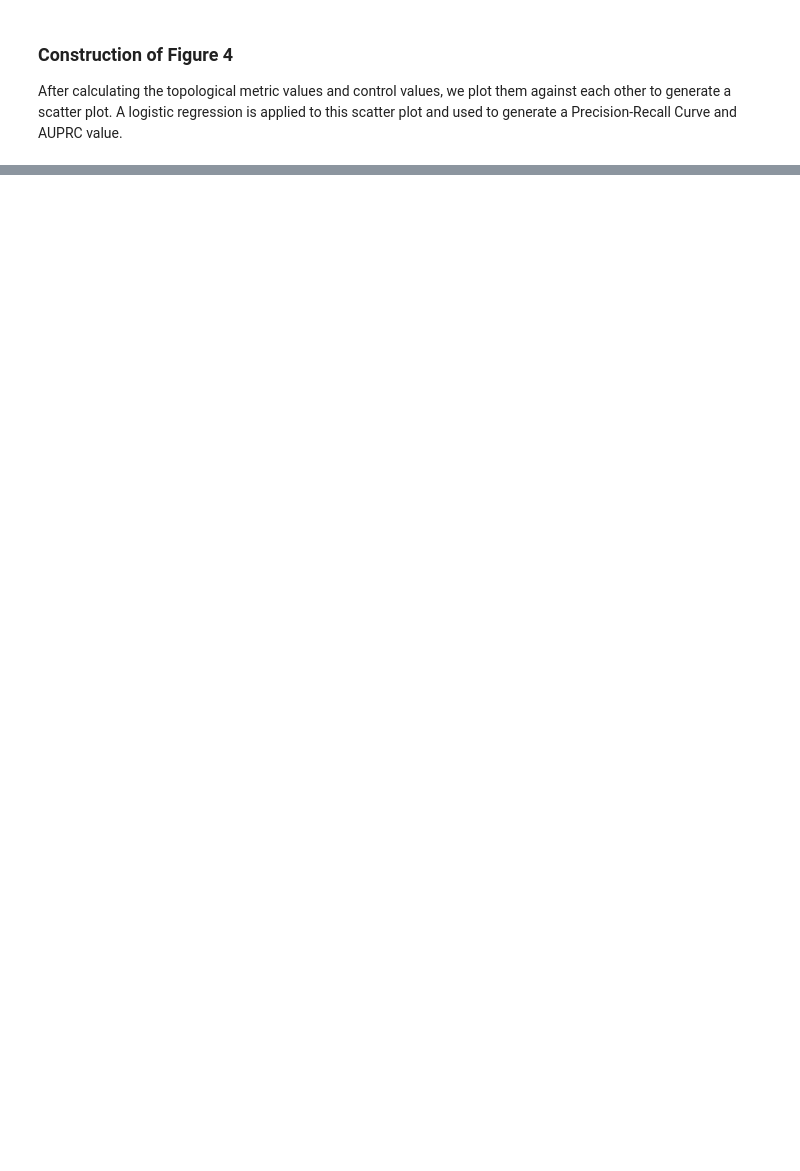
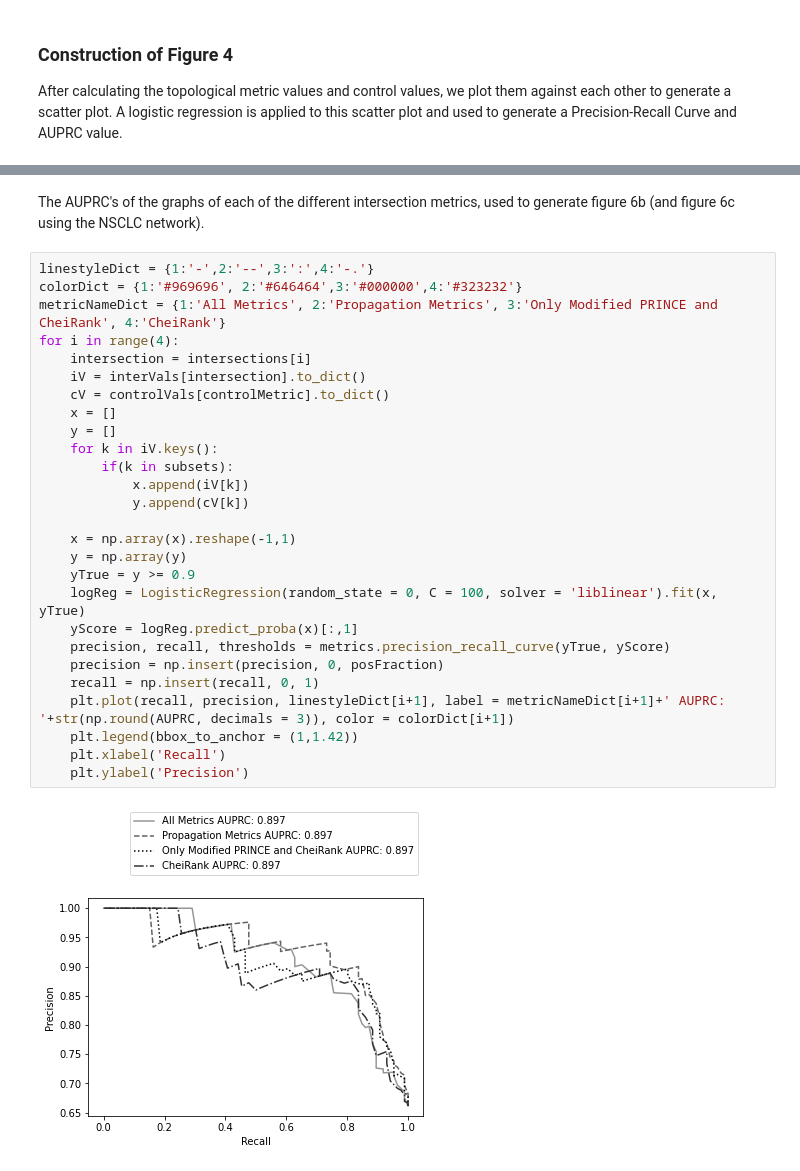
Before and after one commit to EliNewby/FVSSubsets, a Jupyter notebook: FVSSubsets.ipynb, the cells around one changed output, grey strips where cells are left out. Cells and saved outputs as stored; diff of their text form; blank space fills up the shorter version.

```diff
--- a/FVSSubsets.ipynb
+++ b/FVSSubsets.ipynb
@@ -247,0 +291,31 @@ AUPRC: 0.9
+# %% [markdown]
+The AUPRC's of the graphs of each of the different intersection metrics, used to generate figure 6b (and figure 6c using the NSCLC network).
+# %%
+linestyleDict = {1:'-',2:'--',3:':',4:'-.'}
+colorDict = {1:'#969696', 2:'#646464',3:'#000000',4:'#323232'}
+metricNameDict = {1:'All Metrics', 2:'Propagation Metrics', 3:'Only Modified PRINCE and CheiRank', 4:'CheiRank'}
+for i in range(4):
+    intersection = intersections[i]
+    iV = interVals[intersection].to_dict()
+    cV = controlVals[controlMetric].to_dict()
+    x = []
+    y = []
+    for k in iV.keys():
+        if(k in subsets):
+            x.append(iV[k])
+            y.append(cV[k])
+
+    x = np.array(x).reshape(-1,1)
+    y = np.array(y)
+    yTrue = y >= 0.9
+    logReg = LogisticRegression(random_state = 0, C = 100, solver = 'liblinear').fit(x, yTrue)
+    yScore = logReg.predict_proba(x)[:,1]
+    precision, recall, thresholds = metrics.precision_recall_curve(yTrue, yScore)
+    precision = np.insert(precision, 0, posFraction)
+    recall = np.insert(recall, 0, 1)
+    plt.plot(recall, precision, linestyleDict[i+1], label = metricNameDict[i+1]+' AUPRC: '+str(np.round(AUPRC, decimals = 3)), color = colorDict[i+1])
+    plt.legend(bbox_to_anchor = (1,1.42))
+    plt.xlabel('Recall')
+    plt.ylabel('Precision')
+# %% [output]
+[figure, added]
```
Also changed, not shown: parts of 17 cells of this notebook.
